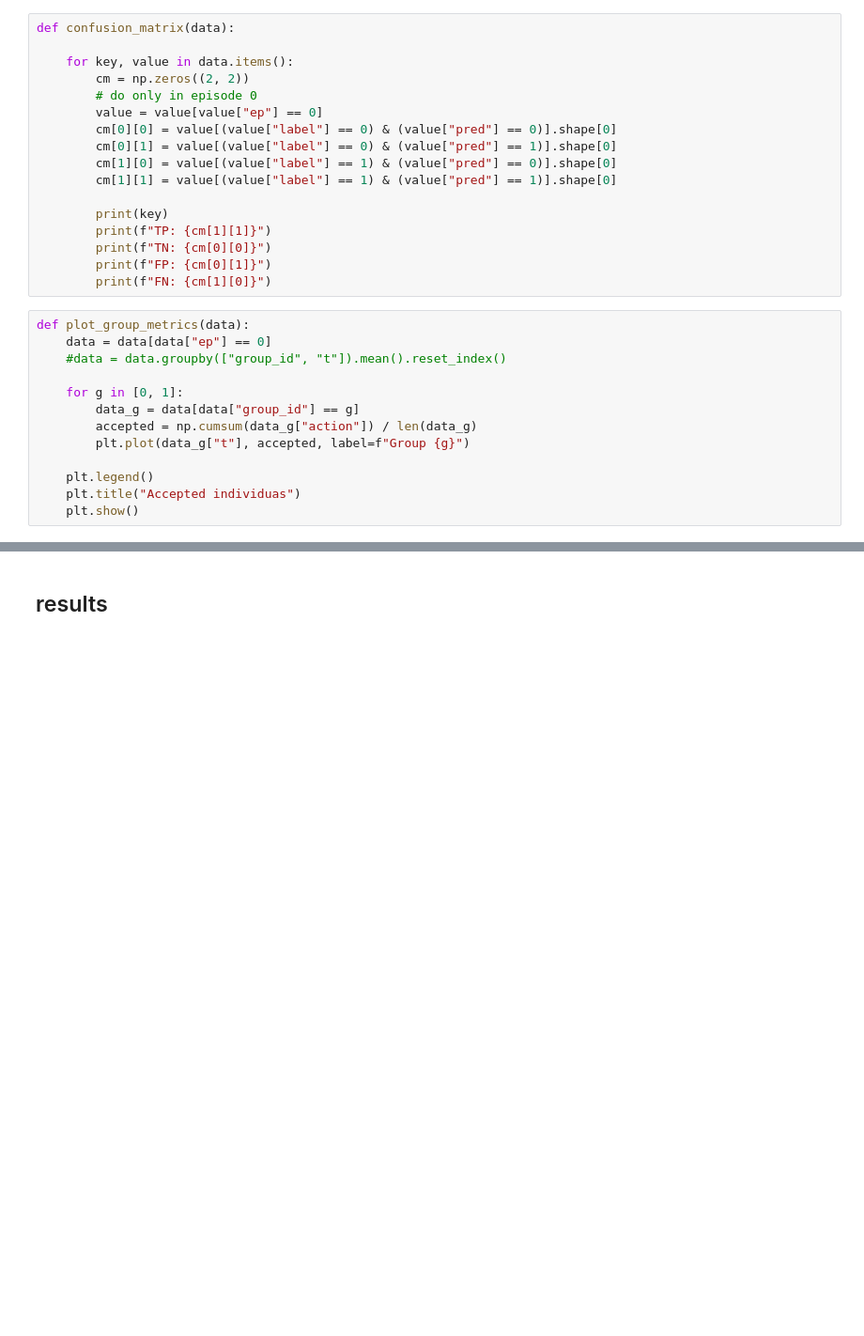
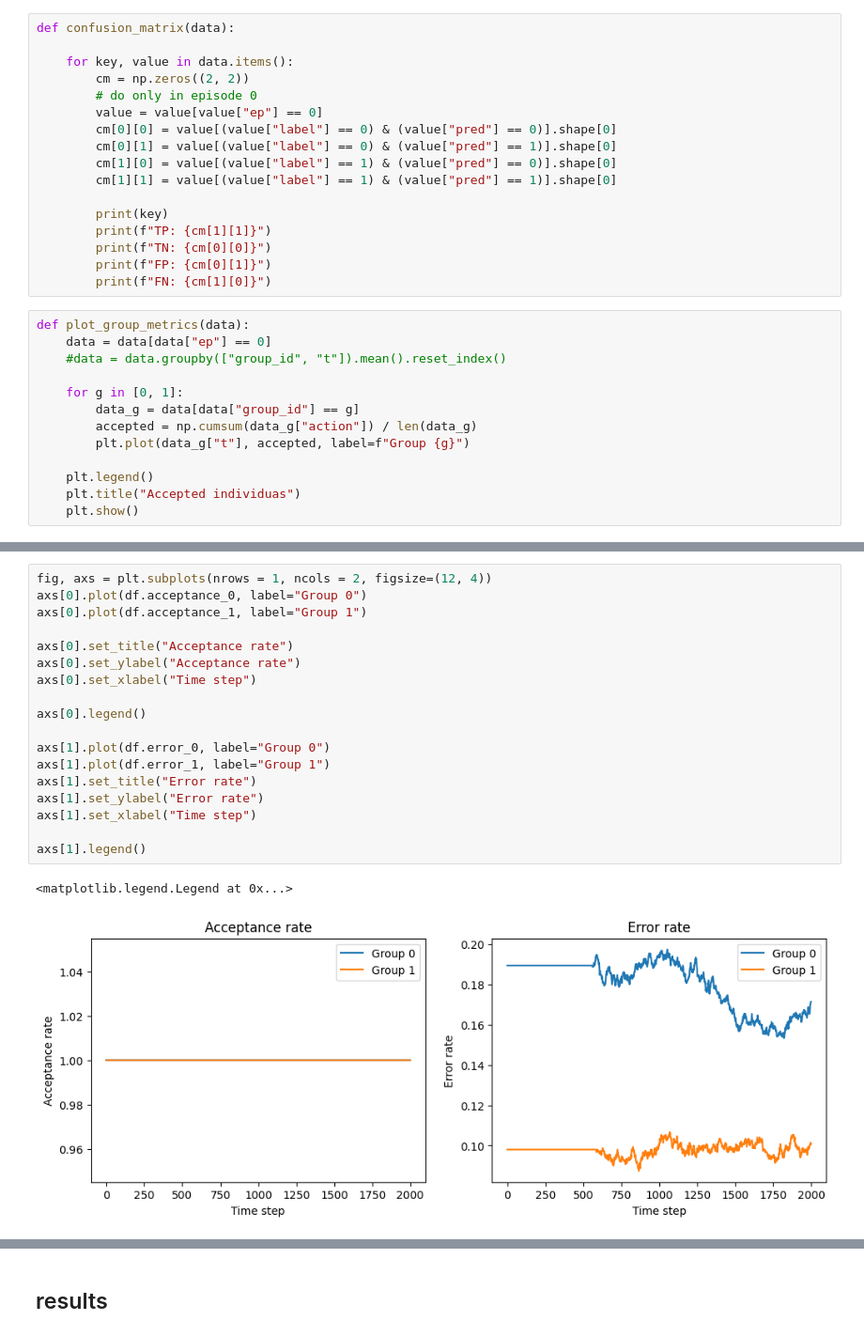
Before and after one commit to hiaac-finance/sellf, a Jupyter notebook: plots.ipynb, the cells around one changed output, grey strips where cells are left out. Shown at 94% size. Saved outputs shown, nothing was run; the diff lists cells and outputs as text; blank space fills up the shorter version.

```diff
--- a/plots.ipynb
+++ b/plots.ipynb
@@ -136,0 +268,21 @@ def plot_group_metrics(data):
+# %%
+fig, axs = plt.subplots(nrows = 1, ncols = 2, figsize=(12, 4))
+axs[0].plot(df.acceptance_0, label="Group 0")
+axs[0].plot(df.acceptance_1, label="Group 1")
+
+axs[0].set_title("Acceptance rate")
+axs[0].set_ylabel("Acceptance rate")
+axs[0].set_xlabel("Time step")
+
+axs[0].legend()
+
+axs[1].plot(df.error_0, label="Group 0")
+axs[1].plot(df.error_1, label="Group 1")
+axs[1].set_title("Error rate")
+axs[1].set_ylabel("Error rate")
+axs[1].set_xlabel("Time step")
+
+axs[1].legend()
+# %% [output]
+<matplotlib.legend.Legend at 0x...>
+[figure, added]
```
Also changed, not shown: parts of 34 cells of this notebook, 4 other files.
